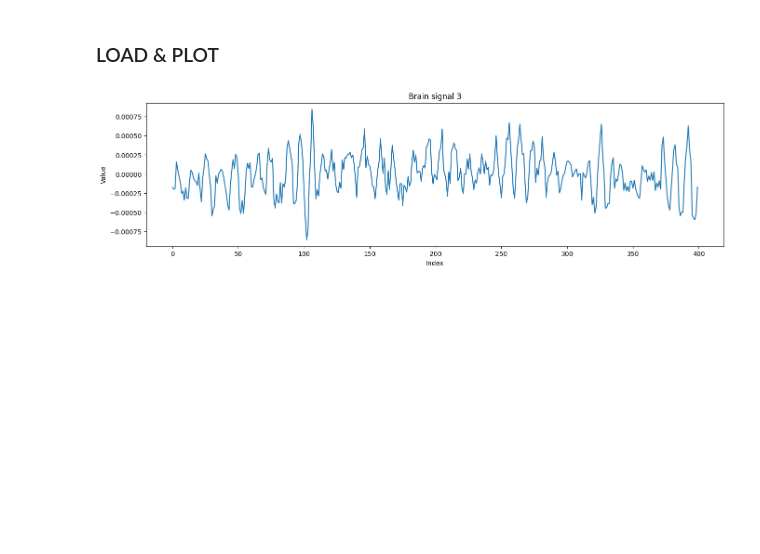
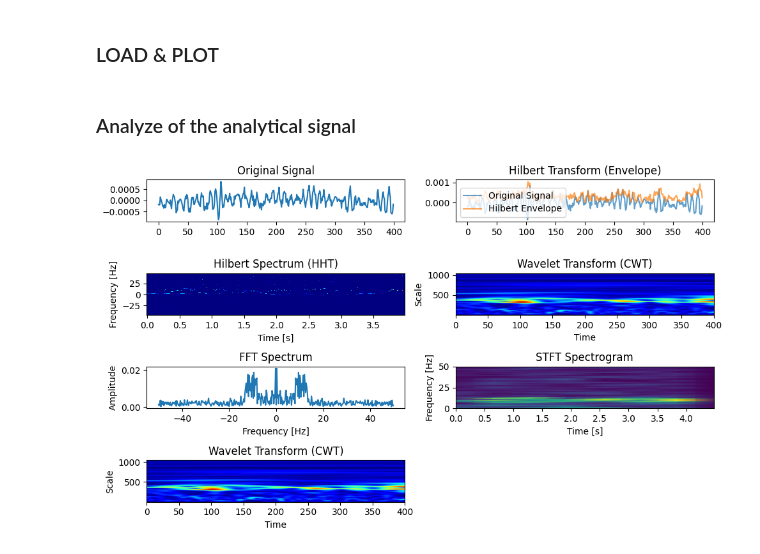
Before and after one commit to HGrayston/TTK7, a Jupyter notebook: nb.ipynb, the cells around one changed output. Saved outputs shown, nothing was run; the diff lists cells and outputs as text; code cells hidden in the pictures; blank space fills up the shorter version.

```diff
--- a/nb.ipynb
+++ b/nb.ipynb
@@ -7,14 +6,27 @@ from src import utils
 ### LOAD & PLOT
 # %%
 df = pd.read_csv('signals/Signal3_2018.csv', header=None)
-# jgierj
-
-df = pd.read_csv('signals/Signal3_2018.csv', header=None)
-plt.figure(figsize=(16, 4))
-plt.plot(df.iloc[0].values)
-plt.xlabel('Index')
-plt.ylabel('Value')
-plt.title('Brain signal 3')
-plt.show()
+signal = df.iloc[0].values
-# %% [output]
-[figure, removed]
+# %% [markdown]
+### Analyze of the analytical signal
+# %%
+analyzer = SignalAnalyzer()
+# %%
+ht   = SignalAnalyzer.hilbert_transform(signal, fs=100.0, n_bins=256)
+fft  = SignalAnalyzer.fft_transform(signal, fs=100.0)
+stft = SignalAnalyzer.stft_transform(signal, fs=100.0, nperseg=128)
+wvt  = SignalAnalyzer.wvt_transform(signal)
+cwt   = SignalAnalyzer.wt_transform(signal,wavelet='morlet', fs=100.0)
+
+results = [
+    {"type": "Original"},ht,cwt,fft,stft,cwt
+]
+
+
+plot_analytical_signal = True
+width = 10
+height = 6
+if plot_analytical_signal:
+    analyzer.plot_all(signal, results, width, height)
+# %% [output]
+[figure, added]
```
Also changed, not shown: parts of 5 cells of this notebook, 4 other files.
